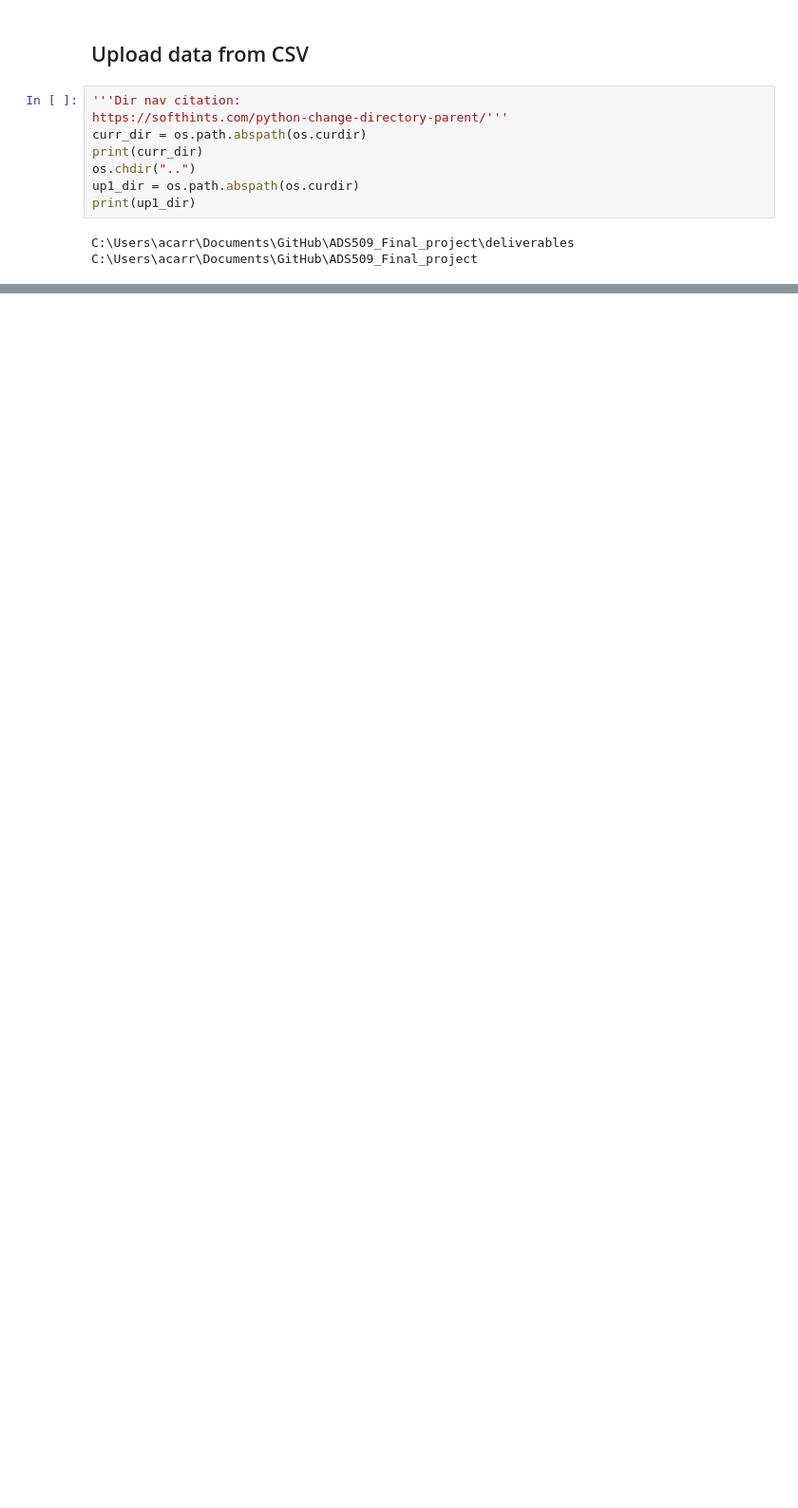
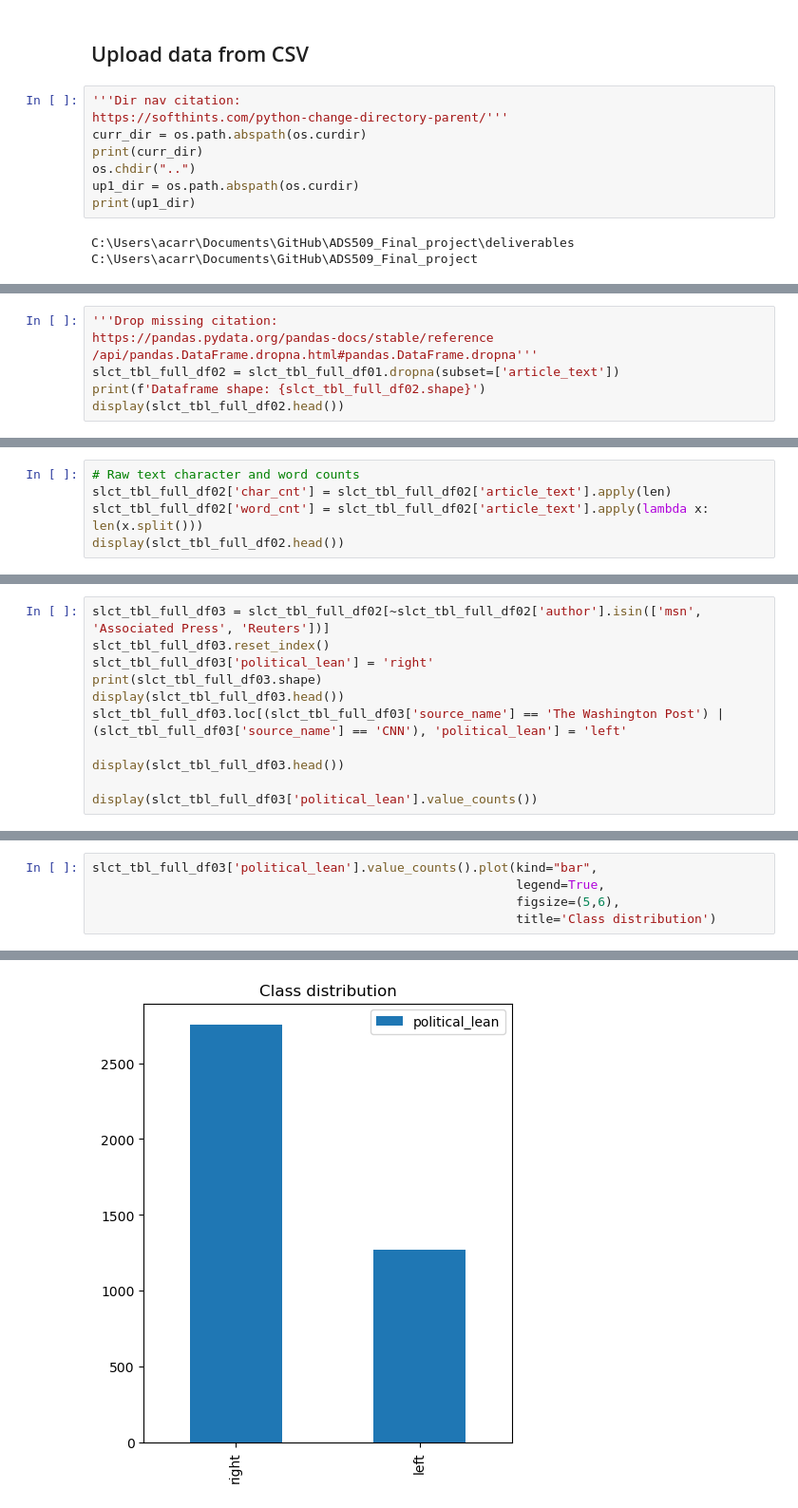
Before and after one commit to fausa/Bias_Detection_in_Journalism, a Jupyter notebook: deliverables/ADS509_CarrA_Final_Project_04_Preprocess_v1.ipynb, the cells around one changed output, grey strips where cells are left out. Shown at 95% size. Cells and saved outputs as stored; diff of their text form; blank space fills up the shorter version.

```diff
--- a/deliverables/ADS509_CarrA_Final_Project_04_Preprocess_v1.ipynb
+++ b/deliverables/ADS509_CarrA_Final_Project_04_Preprocess_v1.ipynb
@@ -92,0 +101,7 @@ slct_tbl_full_df03 = slct_tbl_full_df02[['source_name',
+# %%
+'''Drop missing citation:
+https://pandas.pydata.org/pandas-docs/stable/reference
+/api/pandas.DataFrame.dropna.html#pandas.DataFrame.dropna'''
+slct_tbl_full_df02 = slct_tbl_full_df01.dropna(subset=['article_text'])
+print(f'Dataframe shape: {slct_tbl_full_df02.shape}')
+display(slct_tbl_full_df02.head())
@@ -92,0 +116,5 @@ slct_tbl_full_df03 = slct_tbl_full_df02[['source_name',
+# %%
+# Raw text character and word counts
+slct_tbl_full_df02['char_cnt'] = slct_tbl_full_df02['article_text'].apply(len)
+slct_tbl_full_df02['word_cnt'] = slct_tbl_full_df02['article_text'].apply(lambda x: len(x.split()))
+display(slct_tbl_full_df02.head())
@@ -92,0 +208,11 @@ slct_tbl_full_df03 = slct_tbl_full_df02[['source_name',
+# %%
+slct_tbl_full_df03 = slct_tbl_full_df02[~slct_tbl_full_df02['author'].isin(['msn', 'Associated Press', 'Reuters'])]
+slct_tbl_full_df03.reset_index()
+slct_tbl_full_df03['political_lean'] = 'right'
+print(slct_tbl_full_df03.shape)
+display(slct_tbl_full_df03.head())
+slct_tbl_full_df03.loc[(slct_tbl_full_df03['source_name'] == 'The Washington Post') | (slct_tbl_full_df03['source_name'] == 'CNN'), 'political_lean'] = 'left'
+
+display(slct_tbl_full_df03.head())
+
+display(slct_tbl_full_df03['political_lean'].value_counts())
@@ -92,0 +241,6 @@ slct_tbl_full_df03 = slct_tbl_full_df02[['source_name',
+# %%
+slct_tbl_full_df03['political_lean'].value_counts().plot(kind="bar",
+                                                         legend=True,
+                                                         figsize=(5,6),
+                                                         title='Class distribution')
+# %% [output]
@@ -92,0 +248 @@ slct_tbl_full_df03 = slct_tbl_full_df02[['source_name',
+[figure, added]
```
Also changed, not shown: parts of 33 cells of this notebook, 1 other file.
